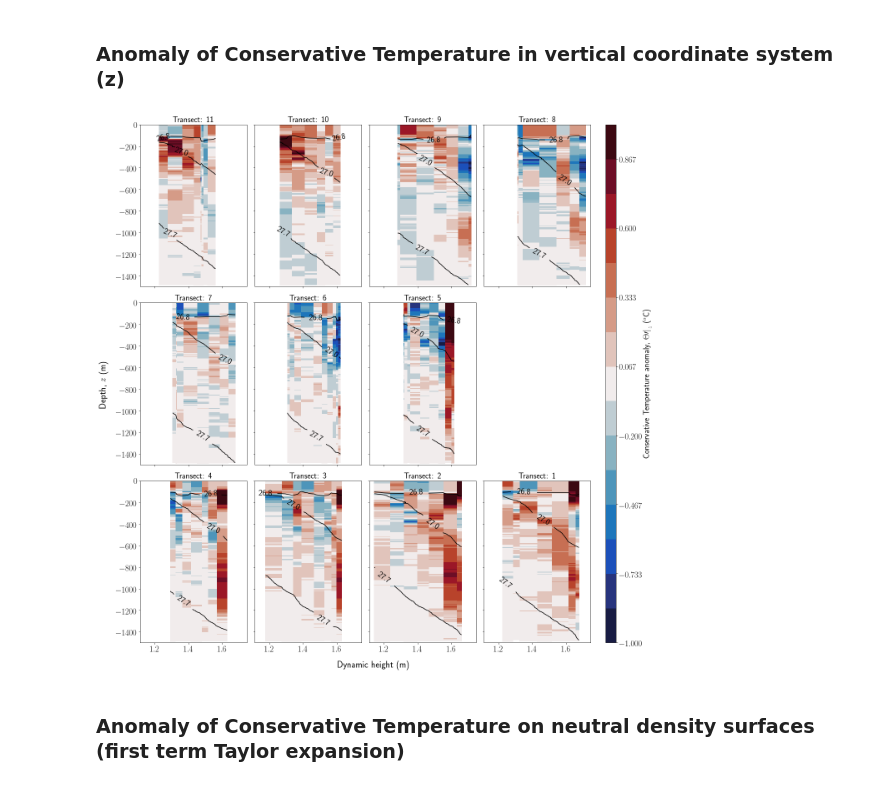
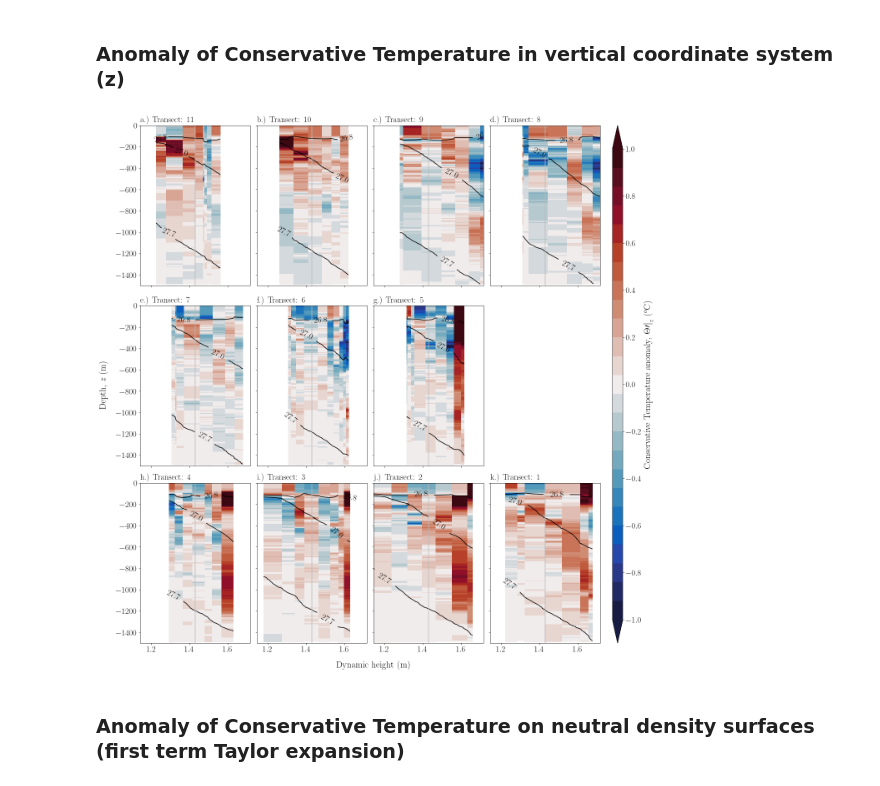
Before and after one commit to janjaapmeijer/phd-public, a Jupyter notebook: 02_analysis/03_gem-anomalies.ipynb, the cells around one changed output. Drawn from its saved outputs; the diff is of its cells as text; code cells hidden in the pictures.

```diff
--- a/02_analysis/03_gem-anomalies.ipynb
+++ b/02_analysis/03_gem-anomalies.ipynb
@@ -59,8 +75,8 @@ density_levels = np.unique([value for value in watermass.values()])
 
 # attributes of variables
 attr = {'pt' : ('Potential Temperature', cmo.cm.thermal, (2.25, 12.25), cmo.cm.balance, (-1, 1, 16)),
-        'CT' : ('Conservative Temperature', cmo.cm.thermal, (2, 12), cmo.cm.balance, (-1, 1, 16)),
-        'SA': ('Absolute Salinity', cmo.cm.haline, (34, 35), cmo.cm.delta, (-0.2, 0.2, 16)),
+        'CT' : ('Conservative Temperature', cmo.cm.thermal, (2, 12), cmo.cm.balance, (-1, 1, 26)),
+        'SA': ('Absolute Salinity', cmo.cm.haline, (34, 35), cmo.cm.delta, (-0.2, 0.2, 26)),
         'sigma0': ('Potential density', cmo.cm.dense, (26.4, 27.7), cmo.cm.curl, (-0.05, 0.05, 16)),
         'gamman': ('Neutral density', cmo.cm.dense, (26.35, 27.95), cmo.cm.diff_r, (-0.05, 0.05, 16))
        }
@@ -68,6 +84,7 @@ attr = {'pt' : ('Potential Temperature', cmo.cm.thermal, (2.25, 12.25), cmo.cm.b
 ## Anomaly for each transect (interpolated)
 # %%
 Di = np.linspace(np.nanmin(D), np.nanmax(D))
+core = (np.nanmin(D) + np.nanmax(D)) / 2
 Dgrd, pgrd = np.meshgrid(Di, ctd['p'][:])
 # %%
 keys = list(transects.keys())
@@ -106,7 +123,9 @@ for ivar, var in enumerate(['CT', 'SA', 'gamman']):
         ax.clabel(cont, inline=1, fontsize=fs_small, fmt='%.1f', inline_spacing=10)
         ax.set_title('Transect: %s' % transect, fontsize=fs_small)
 
-    fig.colorbar(pcol, ax=axes.ravel().tolist(), aspect=50)
+        ax.grid('on')
+
+    fig.colorbar(pcol, ax=axes.ravel().tolist(), aspect=50, extend='both')
     fig.delaxes(axes.flat[-5])
 
     # Set common labels
@@ -166,18 +185,6 @@ $$\Theta'\left.\right\rvert_{z} = \Theta(z_m) - \Theta^{GEM}(z_m)$$
 The mid points on the $z$ coordinate system are defined as
 
 $$ z_m = \frac{h(\gamma_n) + h^{GEM}(\gamma_n)}{2} $$
-# %%
-from scipy.interpolate import interp1d
-def interp(xp, yp, xi):
-
-    xp = np.ma.masked_invalid(xp)
-    yp = np.ma.masked_invalid(yp)
-
-    mask = xp.mask | yp.mask
-
-    f = interp1d(xp[~mask], yp[~mask], bounds_error=False)
-
-    return f(xi)
 # %%
 var = 'CT'
 
@@ -249,37 +305,46 @@ for ax, transect in zip(axes.flat, reversed(keys)):
 
     pcol = ax.pcolormesh(D[stations], zi, CT_prime_z[stations].T, norm=norm, cmap=attr[var][3])
 
     mask = gamman_z[stations].mask
     zz, DD = np.meshgrid(zi, D[stations])
     points = list(zip(DD[~mask].flatten(), zz[~mask].flatten()))
     values = gamman_z[stations][~mask].flatten()
     gamman_z_grd = griddata(points, values, (DD, zz), method='linear')
 
     cont = ax.contour(DD, zz, gamman_z_grd, density_levels, colors='k')
     ax.clabel(cont, inline=1, fontsize=fs_small, fmt='%.1f', inline_spacing=10)
 
-    ax.set_title('Transect: %s' % transect, fontsize=fs_small)
+#     ax.set_title('Transect: %s' % transect, fontsize=fs_small)
     ax.set_ylim([-1500, 0])
 
-cbar = fig.colorbar(pcol, ax=axes.ravel().tolist(), aspect=50)
+    # panel numbering
+    ax.text(0, 1.02, string.ascii_lowercase[len(transects)-transect] + '.) ' + 'Transect: %s' % transect,
+            transform=ax.transAxes, size=fs_small, weight='bold')
+
+    # grid line
+    #     ax.grid(which='major', axis='both')
+#     ax.grid('on')
+    ax.axvline(core, color='#bbb')
+
+cbar = fig.colorbar(pcol, ax=axes.ravel().tolist(), aspect=50, extend='both', ticks=np.linspace(-1, 1, 11))
 cbar.ax.set_ylabel(r'%s anomaly, $\left.\Theta\prime\right|_{z}$ ($^o$C)' %(attr[var][0]),
-                   fontsize=fs_small)
+                   fontsize=fs_large)
 fig.delaxes(axes.flat[-5])
 
 # Set common labels
 # fig.text(0.48, 1.02, r'%s anomaly, $\left.\Theta\prime\right|_{z}$ ($^o$C)' %(attr[var][0]), ha='center', va='center', fontsize=fs_large)
 fig.text(0.48, -0.02, 'Dynamic height (m)', ha='center', va='center', fontsize=fs_large)
 fig.text(-0.02, 0.5, r'Depth, $z$ (m)', ha='center', va='center', rotation='vertical', fontsize=fs_large)
 
 if savefig:
-    fignumber = {'CT': '03-1_', 'SA': '03-2_', 'gamman': '03-3_'}
+    fignumber = {'CT': '03_', 'SA': '03-2_', 'gamman': '03-3_'}
     figname = {'CT': 'conservative-temperature-anomaly-z', 'SA': 'absolute-salinity-anomaly-z',
                 'gamman': 'neutral-density-anomaly-z'}
     extensions = ['.png', '.pdf', '.eps']
     for extension in extensions:
         fig.savefig(os.path.join(figsdir, 'manuscripts', '01_manuscript', fignumber[var] + figname[var] + extension),
                     transparent=True, bbox_inches='tight', pad_inches=1)
 # %% [output]
-[figure, old version]
+[figure, new version]
 # %% [markdown]
 ### Anomaly of Conservative Temperature on neutral density surfaces (first term Taylor expansion)
```
Also changed, not shown: parts of 20 cells of this notebook.
